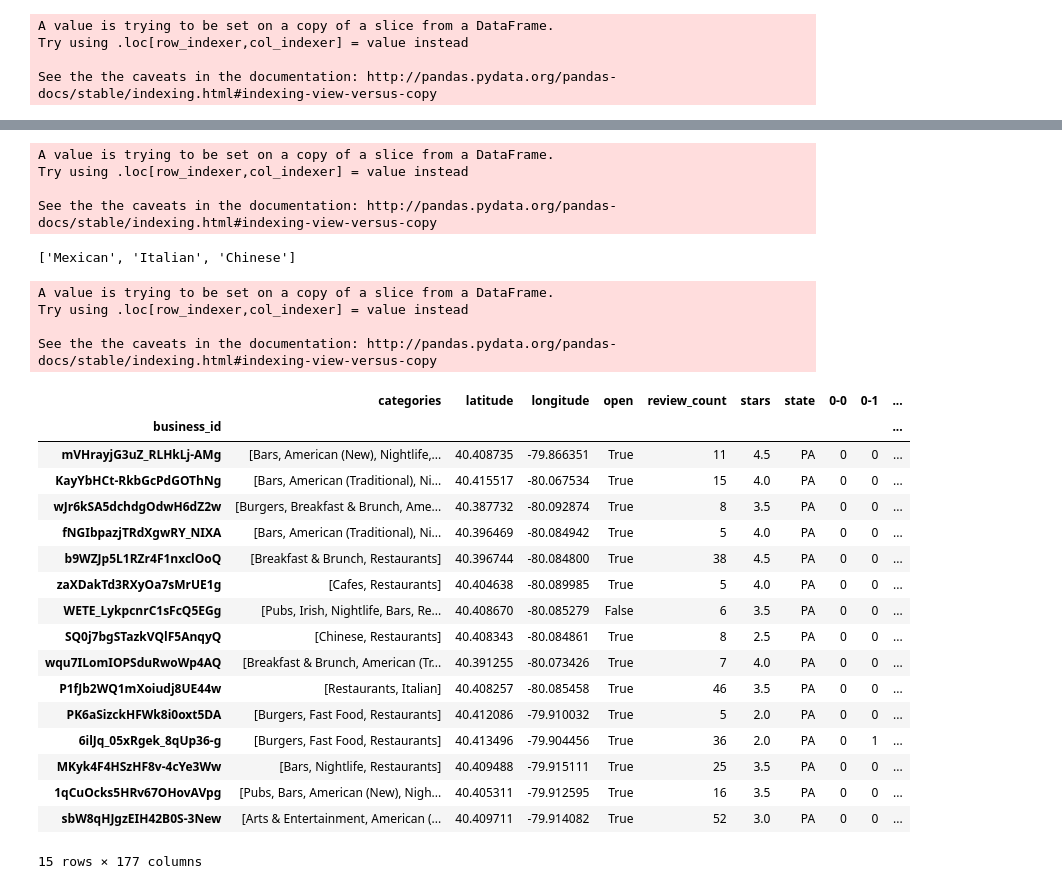
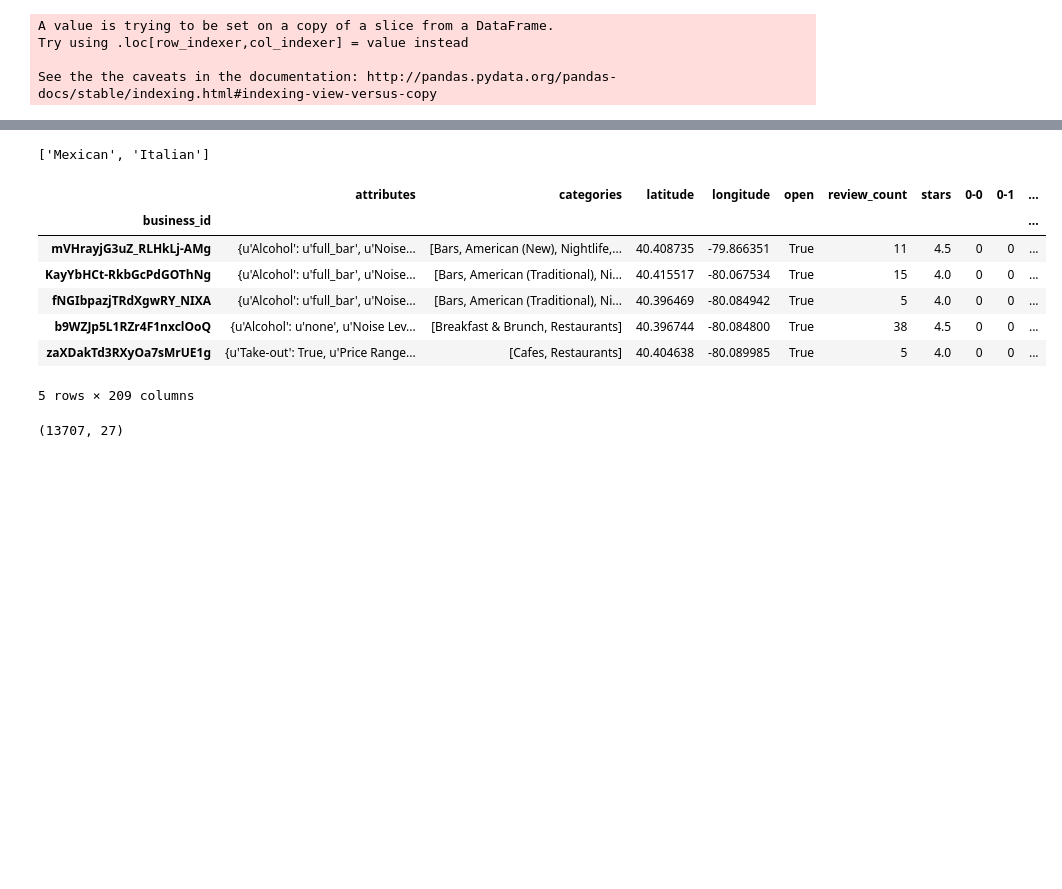
Before and after one commit to nicodri/CS281, a Jupyter notebook: Numerical Processing.ipynb, the cells around one changed output, grey strips where cells are left out. Saved outputs shown, nothing was run; the diff lists cells and outputs as text; code cells hidden in the pictures; blank space fills up the shorter version.

```diff
--- a/Numerical Processing.ipynb
+++ b/Numerical Processing.ipynb
@@ -232,3 +215,12 @@ A value is trying to be set on a copy of a slice from a DataFrame.
 Try using .loc[row_indexer,col_indexer] = value instead
 
 See the the caveats in the documentation: http://pandas.pydata.org/pandas-docs/stable/indexing.html#indexing-view-versus-copy
+# %%
+# Study on the attributes
+import collections
+
+attributes_keys = [k for attributes in restaurants.attributes.values for k in attributes.keys()]
+len(attributes_keys)
+
+counter = collections.Counter(attributes_keys)
+counter.most_common(20)
@@ -234,0 +268,21 @@ See the the caveats in the documentation: http://pandas.pydata.org/pandas-docs/s
+# %%
+def is_categorical(unique):
+    if len(unique) > 2 and not isinstance(unique[0], float) and not isinstance(unique[0], bool) and not isinstance(unique[0], int):
+        return True
+    else:
+        return False
+
+# Listing the categorical features
+categorical = []
+for c in restaurants_clean.columns.values:
+    if c == 'attributes' or c=='categories':
+        continue
+    if is_categorical(restaurants_clean[c].unique()):
+        categorical.append(c)
+
+# Handling categorical feature: state
+for c in categorical:
+    restaurants_clean[c] = restaurants_clean[c].astype('category')
+    dummies = pd.get_dummies(restaurants_clean[c])
+    restaurants_clean = restaurants_clean.join(dummies)
+    restaurants_clean = restaurants_clean.drop([c], axis=1)
@@ -235,47 +302,33 @@ See the the caveats in the documentation: http://pandas.pydata.org/pandas-docs/s
 # %%
-# Dropping the target with less than 100 occurences
-count = restaurants.target.value_counts()
+# Dropping the target with less than 1000 occurences
+count = restaurants_clean.target.value_counts()
 classes = count[count >1000].index.values
 
 # Warning: The class 0 stands for no nationality
-restaurants['target_top'] = restaurants.apply(lambda x: x['target'] if x['target'] in classes else 0, axis=1)
+restaurants_clean['target_top'] = restaurants_clean.apply(lambda x: x['target'] if x['target'] in classes else 0, axis=1)
 classes_name = [nationalities[i - 1] for i in classes[1:]]
 classes_name
 # %% [output]
-A value is trying to be set on a copy of a slice from a DataFrame.
-Try using .loc[row_indexer,col_indexer] = value instead
-
-See the the caveats in the documentation: http://pandas.pydata.org/pandas-docs/stable/indexing.html#indexing-view-versus-copy
+['Mexican', 'Italian']
-['Mexican', 'Italian', 'Chinese']
 # %%
 # Changing the label of the target classes according to the selected classes
 classes_map = {k:i for i,k in enumerate(classes)}
 classes_s = range(0,len(classes))
 
-restaurants['target_top'] = restaurants.apply(lambda x: classes_map[x['target_top']], axis=1)
-restaurants.head(15)
+restaurants_clean['target_top'] = restaurants_clean.apply(lambda x: classes_map[x['target_top']], axis=1)
+restaurants_clean.head(5)
 # %% [output]
+|  | attributes | categories | latitude | longitude | open | review_count | stars | 0-0 | 0-1 | ... |
+| business_id |  |  |  |  |  |  |  |  |  | ... |
+| mVHrayjG3uZ_RLHkLj-AMg | {u'Alcohol': u'full_bar', u'Noise... | [Bars, American (New), Nightlife,... | 40.408735 | -79.866351 | True | 11 | 4.5 | 0 | 0 | ... |
+| KayYbHCt-RkbGcPdGOThNg | {u'Alcohol': u'full_bar', u'Noise... | [Bars, American (Traditional), Ni... | 40.415517 | -80.067534 | True | 15 | 4.0 | 0 | 0 | ... |
+| fNGIbpazjTRdXgwRY_NIXA | {u'Alcohol': u'full_bar', u'Noise... | [Bars, American (Traditional), Ni... | 40.396469 | -80.084942 | True | 5 | 4.0 | 0 | 0 | ... |
+| b9WZJp5L1RZr4F1nxclOoQ | {u'Alcohol': u'none', u'Noise Lev... | [Breakfast & Brunch, Restaurants] | 40.396744 | -80.084800 | True | 38 | 4.5 | 0 | 0 | ... |
+| zaXDakTd3RXyOa7sMrUE1g | {u'Take-out': True, u'Price Range... | [Cafes, Restaurants] | 40.404638 | -80.089985 | True | 5 | 4.0 | 0 | 0 | ... |
-A value is trying to be set on a copy of a slice from a DataFrame.
-Try using .loc[row_indexer,col_indexer] = value instead
-
-See the the caveats in the documentation: http://pandas.pydata.org/pandas-docs/stable/indexing.html#indexing-view-versus-copy
+5 rows × 209 columns
-|  | categories | latitude | longitude | open | review_count | stars | state | 0-0 | 0-1 | ... |
-| business_id |  |  |  |  |  |  |  |  |  | ... |
-| mVHrayjG3uZ_RLHkLj-AMg | [Bars, American (New), Nightlife,... | 40.408735 | -79.866351 | True | 11 | 4.5 | PA | 0 | 0 | ... |
-| KayYbHCt-RkbGcPdGOThNg | [Bars, American (Traditional), Ni... | 40.415517 | -80.067534 | True | 15 | 4.0 | PA | 0 | 0 | ... |
-| wJr6kSA5dchdgOdwH6dZ2w | [Burgers, Breakfast & Brunch, Ame... | 40.387732 | -80.092874 | True | 8 | 3.5 | PA | 0 | 0 | ... |
-| fNGIbpazjTRdXgwRY_NIXA | [Bars, American (Traditional), Ni... | 40.396469 | -80.084942 | True | 5 | 4.0 | PA | 0 | 0 | ... |
-| b9WZJp5L1RZr4F1nxclOoQ | [Breakfast & Brunch, Restaurants] | 40.396744 | -80.084800 | True | 38 | 4.5 | PA | 0 | 0 | ... |
-| zaXDakTd3RXyOa7sMrUE1g | [Cafes, Restaurants] | 40.404638 | -80.089985 | True | 5 | 4.0 | PA | 0 | 0 | ... |
-| WETE_LykpcnrC1sFcQ5EGg | [Pubs, Irish, Nightlife, Bars, Re... | 40.408670 | -80.085279 | False | 6 | 3.5 | PA | 0 | 0 | ... |
-| SQ0j7bgSTazkVQlF5AnqyQ | [Chinese, Restaurants] | 40.408343 | -80.084861 | True | 8 | 2.5 | PA | 0 | 0 | ... |
-| wqu7ILomIOPSduRwoWp4AQ | [Breakfast & Brunch, American (Tr... | 40.391255 | -80.073426 | True | 7 | 4.0 | PA | 0 | 0 | ... |
-| P1fJb2WQ1mXoiudj8UE44w | [Restaurants, Italian] | 40.408257 | -80.085458 | True | 46 | 3.5 | PA | 0 | 0 | ... |
-| PK6aSizckHFWk8i0oxt5DA | [Burgers, Fast Food, Restaurants] | 40.412086 | -79.910032 | True | 5 | 2.0 | PA | 0 | 0 | ... |
-| 6ilJq_05xRgek_8qUp36-g | [Burgers, Fast Food, Restaurants] | 40.413496 | -79.904456 | True | 36 | 2.0 | PA | 0 | 1 | ... |
-| MKyk4F4HSzHF8v-4cYe3Ww | [Bars, Nightlife, Restaurants] | 40.409488 | -79.915111 | True | 25 | 3.5 | PA | 0 | 0 | ... |
-| 1qCuOcks5HRv67OHovAVpg | [Pubs, Bars, American (New), Nigh... | 40.405311 | -79.912595 | True | 16 | 3.5 | PA | 0 | 0 | ... |
-| sbW8qHJgzEIH42B0S-3New | [Arts & Entertainment, American (... | 40.409711 | -79.914082 | True | 52 | 3.0 | PA | 0 | 0 | ... |
-15 rows × 177 columns
+# %%
+data_pca.shape
+# %% [output]
+(13707, 27)
 # %%
 # Drop irrelevant features
```
Also changed, not shown: parts of 27 cells of this notebook, 7 other files.
